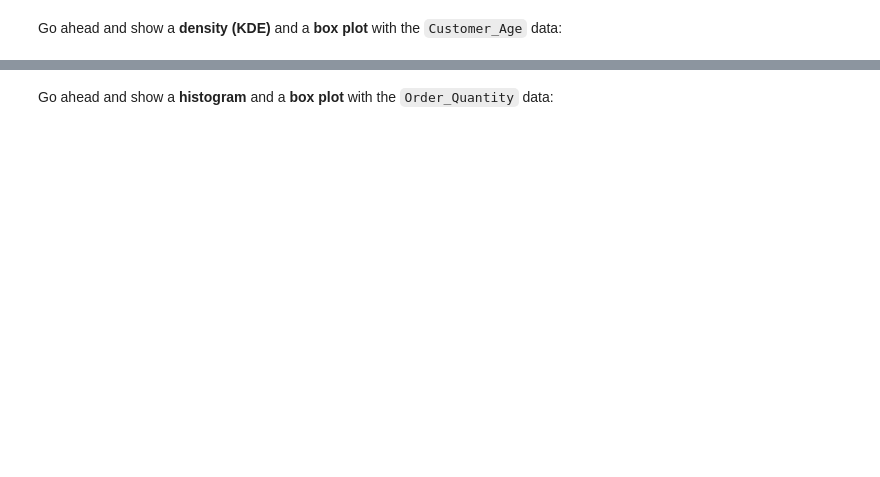
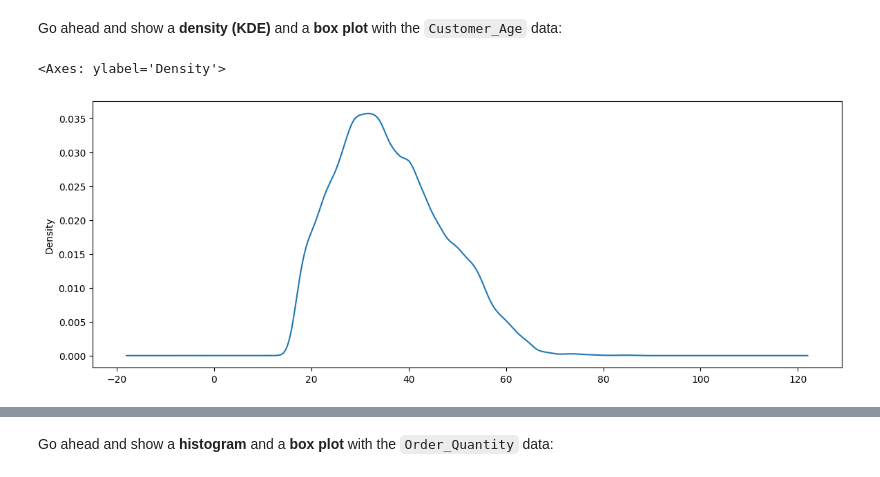
Before and after one commit to fedebanca/FreeCodeCamp-Pandas-Real-Life-Example, a Jupyter notebook: Exercises_1.ipynb, the cells around one changed output, grey strips where cells are left out. Drawn from its saved outputs; the diff is of its cells as text; code cells hidden in the pictures; blank space fills up the shorter version.

```diff
--- a/Exercises_1.ipynb
+++ b/Exercises_1.ipynb
@@ -37,3 +49,7 @@ sales['Customer_Age'].mean()
 Go ahead and show a <b>density (KDE)</b> and a <b>box plot</b> with the `Customer_Age` data:
 # %%
 # your code goes here
+sales['Customer_Age'].plot(kind='kde', figsize=(14,5))
+# %% [output]
+<Axes: ylabel='Density'>
+[figure, added]
```
Also changed, not shown: parts of 53 cells of this notebook.
